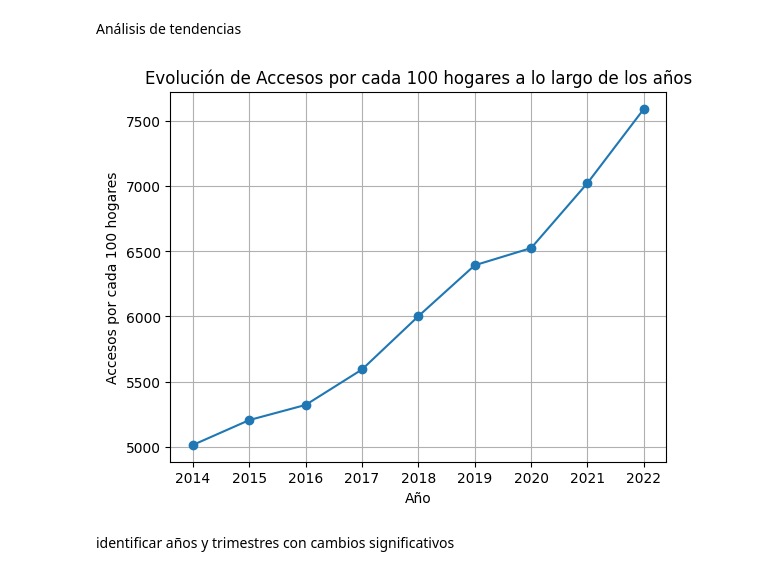
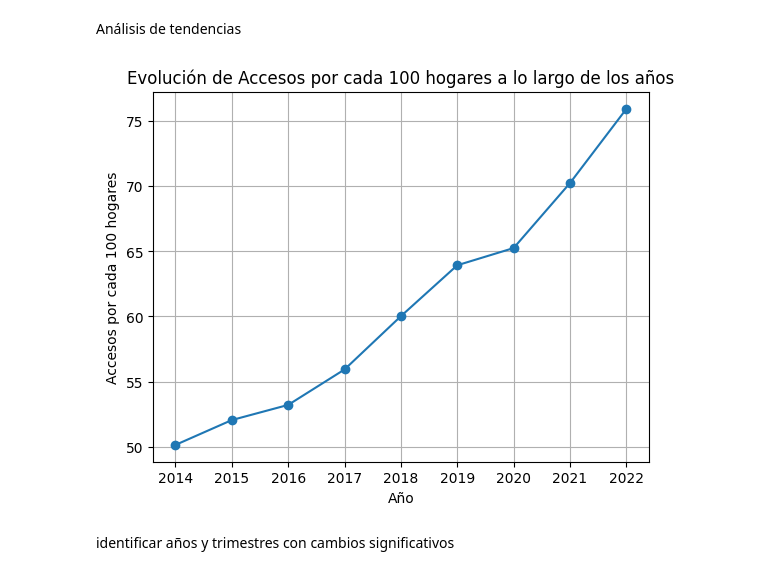
Before and after one commit to LeonardoCostaH/PI-DA-Telecomunicaciones, a Jupyter notebook: 1-ETL+EDA.ipynb, the cells around one changed output. Saved outputs shown, nothing was run; the diff lists cells and outputs as text; code cells hidden in the pictures.

```diff
--- a/1-ETL+EDA.ipynb
+++ b/1-ETL+EDA.ipynb
@@ -667,33 +670,33 @@ plt.show()
 Análisis de tendencias
 # %%
 # Convirtiendo la columna "Accesos por cada 100 hogares" a tipo numérico
-df_pen_internet_nac['Accesos por cada 100 hogares'] = df_pen_internet_nac['Accesos por cada 100 hogares'].str.replace(',', '').astype(float)
+# df_pen_internet_nac['Accesos por cada 100 hogares'] = df_pen_internet_nac['Accesos por cada 100 hogares'].str.replace(',', '').astype(float)
 
 # Ahora, puedes calcular el promedio
 yearly_mean = df_pen_internet_nac.groupby('Año')['Accesos por cada 100 hogares'].mean()
 
 
 # Agrupa los datos por año y calcula el promedio de "Accesos por cada 100 hogares"
 yearly_mean = df_pen_internet_nac.groupby('Año')['Accesos por cada 100 hogares'].mean()
 
 # Crea una figura y un eje para el gráfico
 fig, ax = plt.subplots()
 
 # Crea un gráfico de línea
 ax.plot(yearly_mean.index, yearly_mean.values, marker='o', linestyle='-')
 
 # Etiqueta los ejes
 ax.set_xlabel('Año')
 ax.set_ylabel('Accesos por cada 100 hogares')
 
 # Título del gráfico
 plt.title('Evolución de Accesos por cada 100 hogares a lo largo de los años')
 
 # Muestra el gráfico
 plt.grid(True)
 plt.show()
 # %% [output]
-[figure, old version]
+[figure, new version]
 # %% [markdown]
 identificar años y trimestres con cambios significativos
 # %%
```
Also changed, not shown: parts of 22 cells of this notebook.
